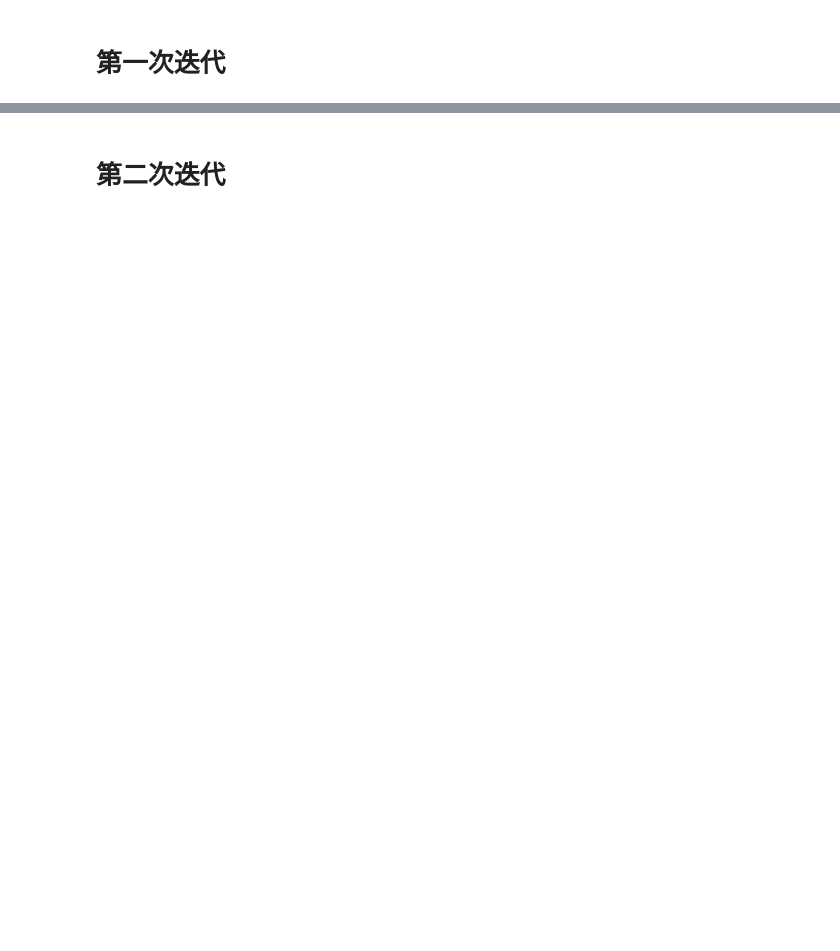
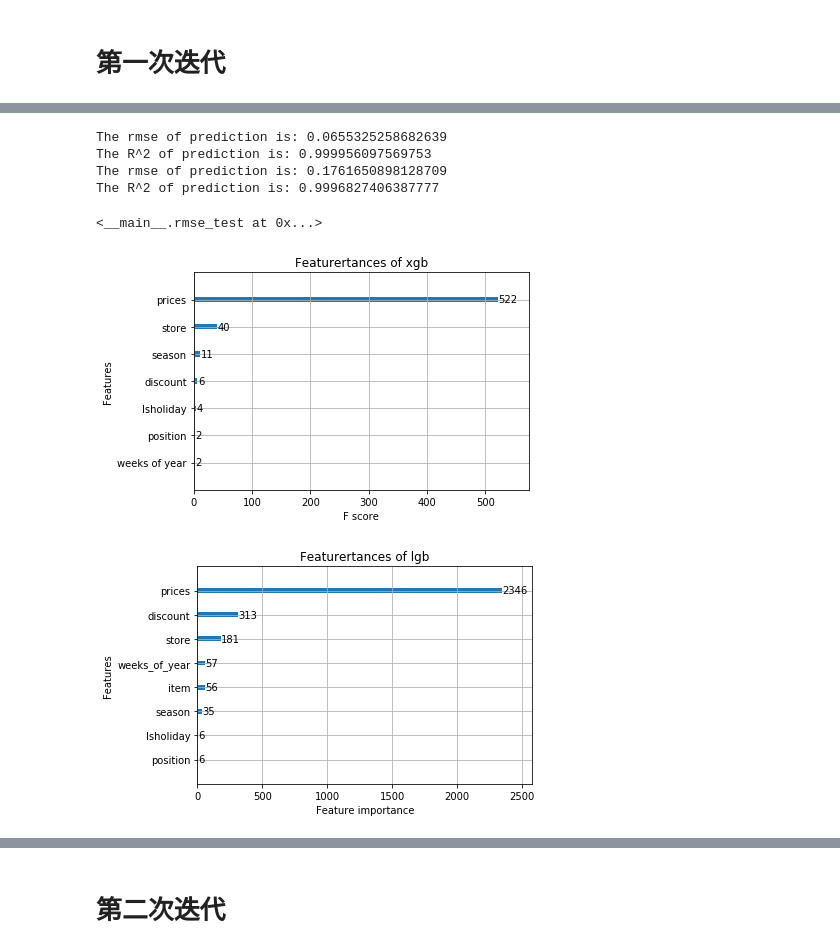
Before and after one commit to finyle/biyesheji, a Jupyter notebook: xgb_1.ipynb, the cells around one changed output, grey strips where cells are left out. Saved outputs shown, nothing was run; the diff lists cells and outputs as text; code cells hidden in the pictures; blank space fills up the shorter version.

```diff
--- a/xgb_1.ipynb
+++ b/xgb_1.ipynb
@@ -267,3 +366,44 @@ The R^2 of prediction is: 0.49630716668328323
+# %%
+class rmse_test:
+    def __init__(self,model):
+        self.model=model
+    def rmse_compute(model):
+        model = model.fit(train_ite_1_x,train_ite_1_y)
+        y_pred_2 = model.predict(df_test_2_x)
+        print('The rmse of prediction is:', mean_squared_error(df_test_2_y, y_pred_2) ** 0.5)
+        print('The R^2 of prediction is:', r2_score(df_test_2_y, y_pred_2))
+    def model_get(model):
+        model = model.fit(df_train_0_x,df_train_0_y)
+        return model
+
+
+
+
+rmse_test(lasso)
+rmse_test(model_svm)
+rmse_test(model_regr)
+rmse_test(GBoost)
+
+rmse_test.rmse_compute(model_xgb)
+rmse_test.rmse_compute(model_lgb)
+rmse_test(model_mlp)
+# %% [output]
+The rmse of prediction is: 0.0655325258682639
+The R^2 of prediction is: 0.999956097569753
+The rmse of prediction is: 0.1761650898128709
+The R^2 of prediction is: 0.9996827406387777
+<__main__.rmse_test at 0x...>
+# %%
+xgb.plot_importance(rmse_test.model_get(model_xgb), max_num_features=30)
+plt.title("Featurertances of xgb")
+plt.show()
+
+lgb.plot_importance(rmse_test.model_get(model_lgb), max_num_features=30)
+plt.title("Featurertances of lgb")
+plt.show()
+# %% [output]
+[figure, added]
+[figure, added]
 # %%
 #去头，尾不变
 train_ite_1_x = pd.concat([df_train_2_x,df_train_3_x,df_train_4_x,df_test_1_x])
```
Also changed, not shown: parts of 23 cells of this notebook, 1 other file.
